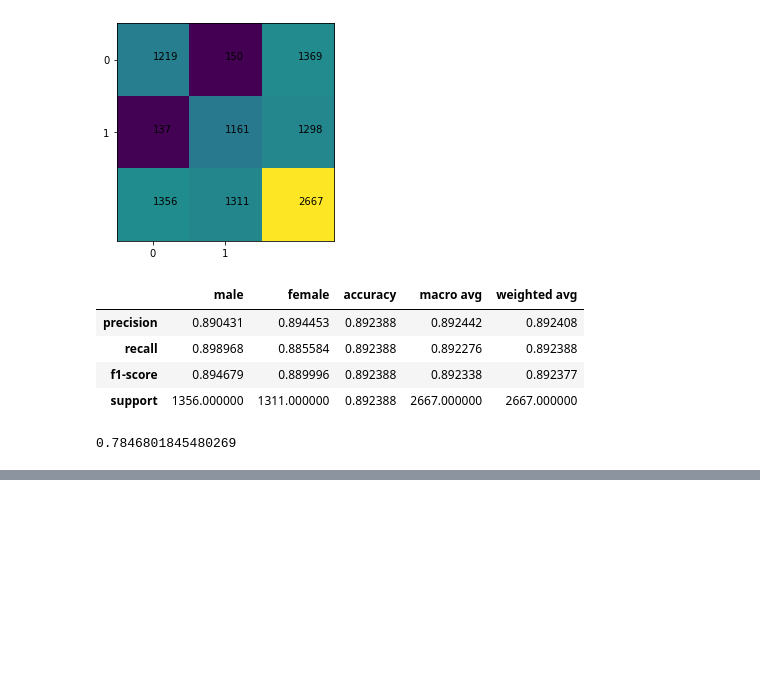
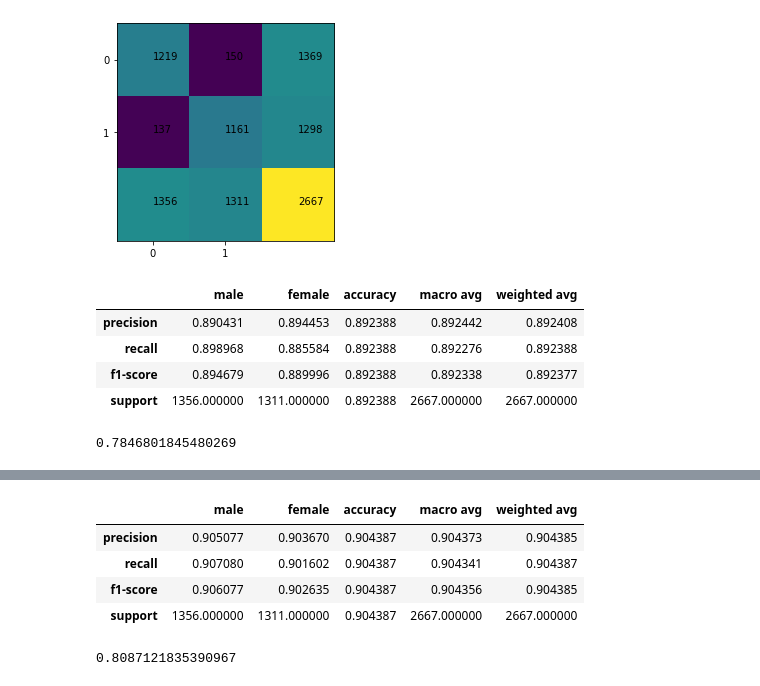
Before and after one commit to KKhushhalR2405/Gender-Flask, a Jupyter notebook: svm_training.ipynb, the cells around one changed output, grey strips where cells are left out. Saved outputs shown, nothing was run; the diff lists cells and outputs as text; code cells hidden in the pictures; blank space fills up the shorter version.

```diff
--- a/svm_training.ipynb
+++ b/svm_training.ipynb
@@ -104,0 +191,14 @@ metrics.cohen_kappa_score(y_test,y_pred)
+# %%
+cr = metrics.classification_report(y_test,y_pred,target_names=["male","female"],output_dict=True)
+
+pd.DataFrame(cr)
+# %% [output]
+|  | male | female | accuracy | macro avg | weighted avg |
+| precision | 0.905077 | 0.903670 | 0.904387 | 0.904373 | 0.904385 |
+| recall | 0.907080 | 0.901602 | 0.904387 | 0.904341 | 0.904387 |
+| f1-score | 0.906077 | 0.902635 | 0.904387 | 0.904356 | 0.904385 |
+| support | 1356.000000 | 1311.000000 | 0.904387 | 2667.000000 | 2667.000000 |
+# %%
+metrics.cohen_kappa_score(y_test,y_pred)
+# %% [output]
+0.8087121835390967
```
Also changed, not shown: parts of 23 cells of this notebook.
